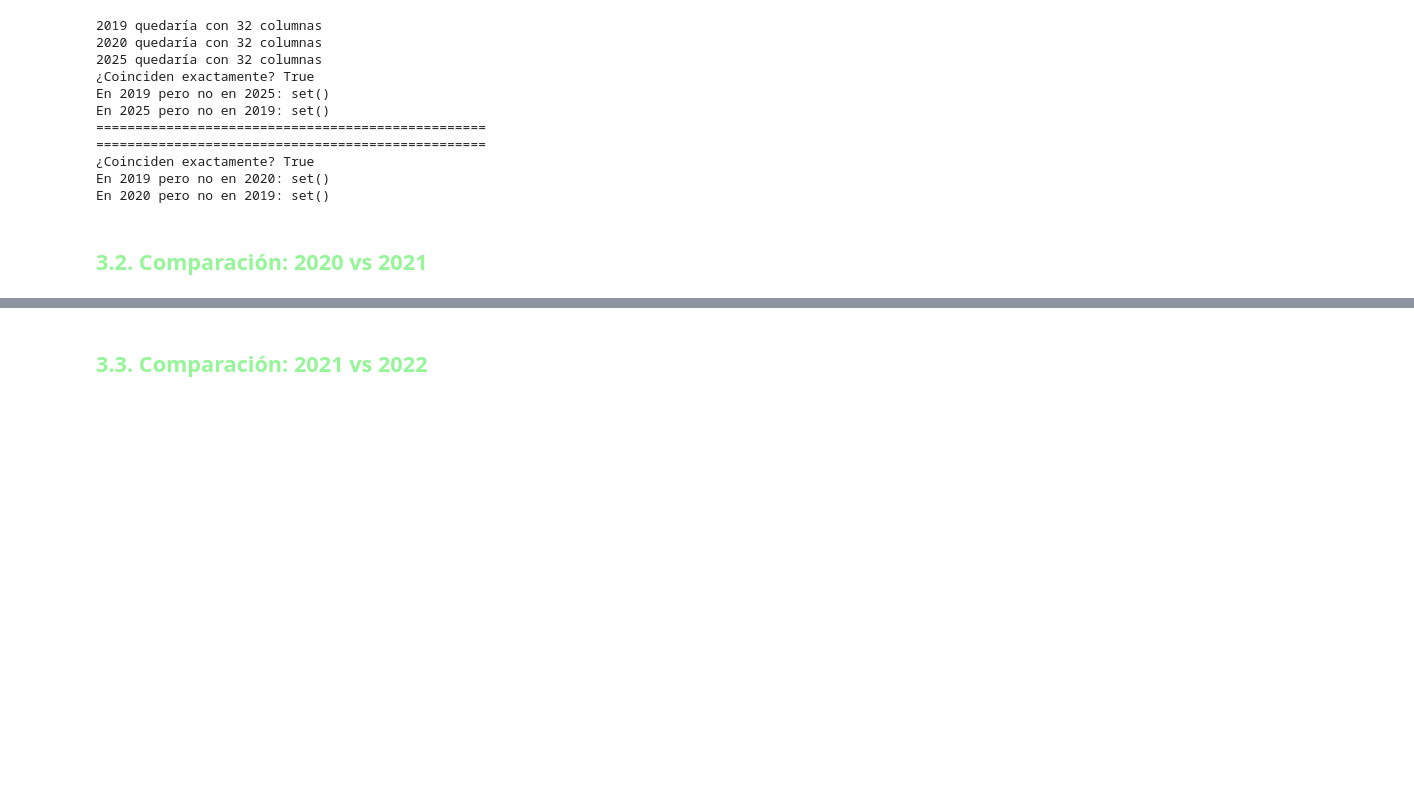
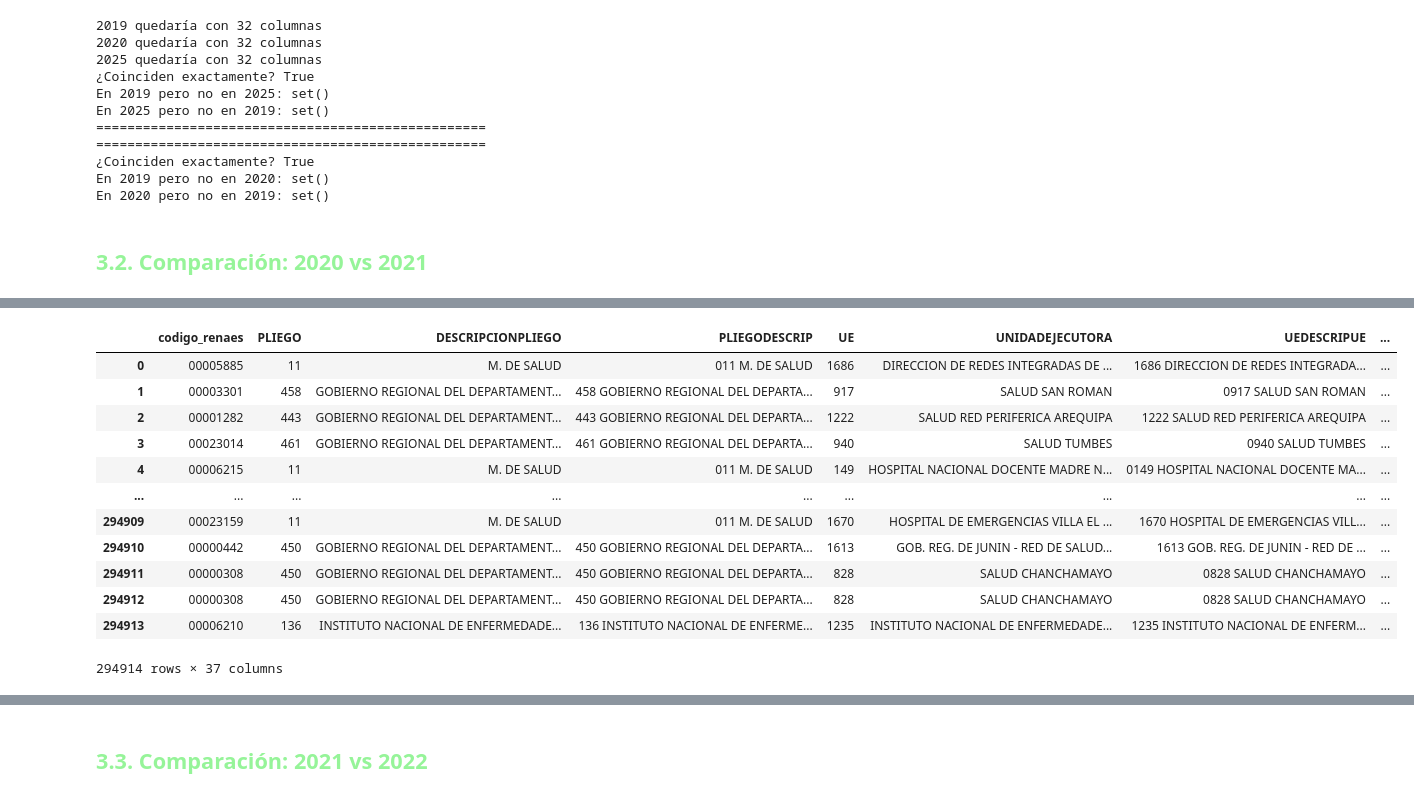
Before and after one commit to nadia0207/minsa-rrhh-analytics, a Jupyter notebook: notebooks/01_comparacion_columnas.ipynb, the cells around one changed output, grey strips where cells are left out. Saved outputs shown, nothing was run; the diff lists cells and outputs as text; code cells hidden in the pictures; blank space fills up the shorter version.

```diff
--- a/notebooks/01_comparacion_columnas.ipynb
+++ b/notebooks/01_comparacion_columnas.ipynb
@@ -803,0 +834,20 @@ En 2020 pero no en 2019: set()
+# %%
+# 2. Cargar DataFrame 2020 para poder analizar los valores internos
+
+df_2021 = cargar_dataframe_limpio(2021, archivos)
+# %%
+df_2021
+# %% [output]
+|  | codigo_renaes | PLIEGO | DESCRIPCIONPLIEGO | PLIEGODESCRIP | UE | UNIDADEJECUTORA | UEDESCRIPUE | ... |
+| 0 | 00005885 | 11 | M. DE SALUD | 011 M. DE SALUD | 1686 | DIRECCION DE REDES INTEGRADAS DE ... | 1686 DIRECCION DE REDES INTEGRADA... | ... |
+| 1 | 00003301 | 458 | GOBIERNO REGIONAL DEL DEPARTAMENT... | 458 GOBIERNO REGIONAL DEL DEPARTA... | 917 | SALUD SAN ROMAN | 0917 SALUD SAN ROMAN | ... |
+| 2 | 00001282 | 443 | GOBIERNO REGIONAL DEL DEPARTAMENT... | 443 GOBIERNO REGIONAL DEL DEPARTA... | 1222 | SALUD RED PERIFERICA AREQUIPA | 1222 SALUD RED PERIFERICA AREQUIPA | ... |
+| 3 | 00023014 | 461 | GOBIERNO REGIONAL DEL DEPARTAMENT... | 461 GOBIERNO REGIONAL DEL DEPARTA... | 940 | SALUD TUMBES | 0940 SALUD TUMBES | ... |
+| 4 | 00006215 | 11 | M. DE SALUD | 011 M. DE SALUD | 149 | HOSPITAL NACIONAL DOCENTE MADRE N... | 0149 HOSPITAL NACIONAL DOCENTE MA... | ... |
+| ... | ... | ... | ... | ... | ... | ... | ... | ... |
+| 294909 | 00023159 | 11 | M. DE SALUD | 011 M. DE SALUD | 1670 | HOSPITAL DE EMERGENCIAS VILLA EL ... | 1670 HOSPITAL DE EMERGENCIAS VILL... | ... |
+| 294910 | 00000442 | 450 | GOBIERNO REGIONAL DEL DEPARTAMENT... | 450 GOBIERNO REGIONAL DEL DEPARTA... | 1613 | GOB. REG. DE JUNIN - RED DE SALUD... | 1613 GOB. REG. DE JUNIN - RED DE ... | ... |
+| 294911 | 00000308 | 450 | GOBIERNO REGIONAL DEL DEPARTAMENT... | 450 GOBIERNO REGIONAL DEL DEPARTA... | 828 | SALUD CHANCHAMAYO | 0828 SALUD CHANCHAMAYO | ... |
+| 294912 | 00000308 | 450 | GOBIERNO REGIONAL DEL DEPARTAMENT... | 450 GOBIERNO REGIONAL DEL DEPARTA... | 828 | SALUD CHANCHAMAYO | 0828 SALUD CHANCHAMAYO | ... |
+| 294913 | 00006210 | 136 | INSTITUTO NACIONAL DE ENFERMEDADE... | 136 INSTITUTO NACIONAL DE ENFERME... | 1235 | INSTITUTO NACIONAL DE ENFERMEDADE... | 1235 INSTITUTO NACIONAL DE ENFERM... | ... |
+294914 rows × 37 columns
```
Also changed, not shown: parts of 12 cells of this notebook.
